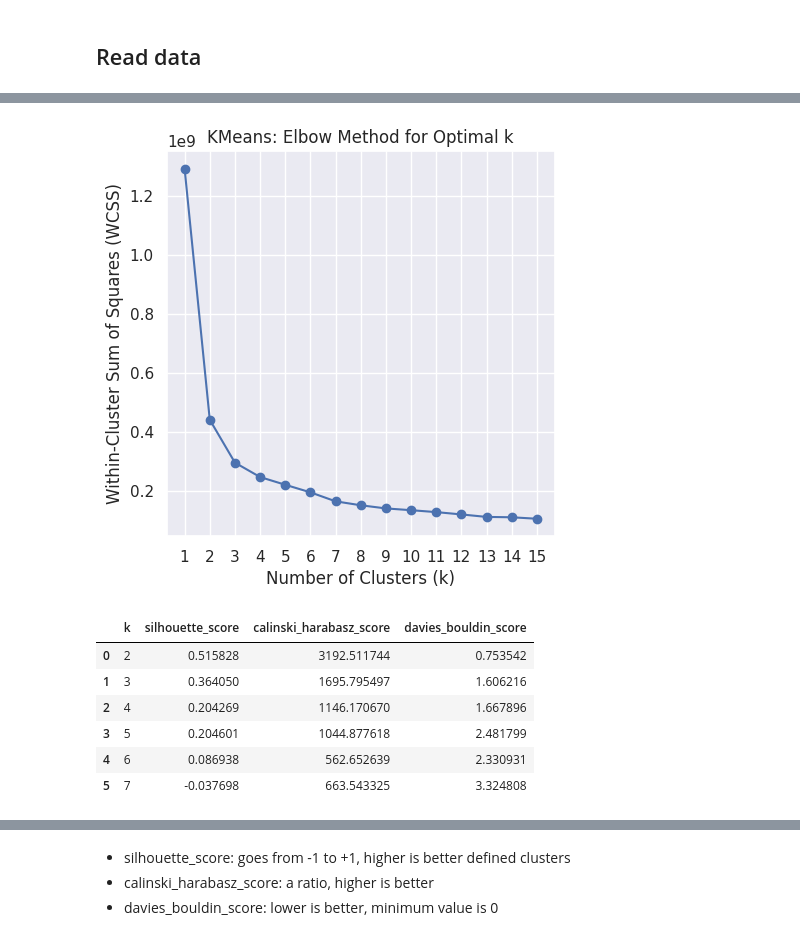
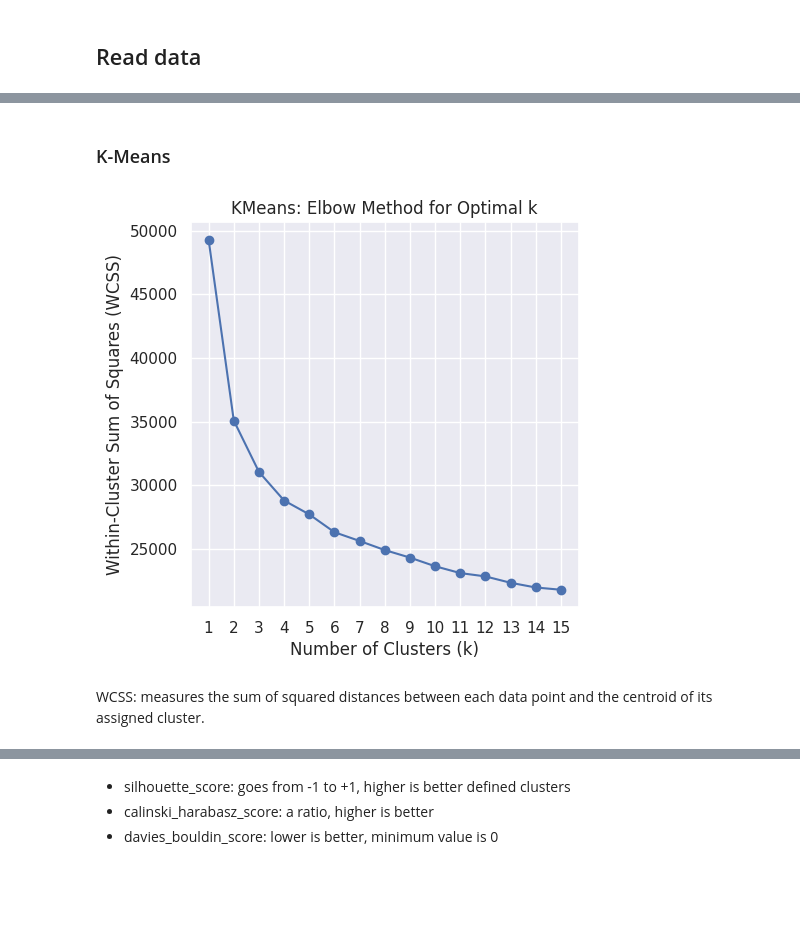
Before and after one commit to avila/ClearCutCostumerClustering, a Jupyter notebook: code/mra/02_clust_first_look.ipynb, the cells around one changed output, grey strips where cells are left out. Drawn from its saved outputs; the diff is of its cells as text; code cells hidden in the pictures; blank space fills up the shorter version.

```diff
--- a/code/mra/02_clust_first_look.ipynb
+++ b/code/mra/02_clust_first_look.ipynb
@@ -46,5 +85,7 @@ df_full_dummies.drop(columns=[
 # %%
 # dropping some columns for "more targeted model"
-# drop_cols = df_full_dummies.filter(regex=r"^educ*|home|^mari|dt_customer|year_birth|error").columns
-# print(drop_cols)
-# df_full_dummies.drop(columns=drop_cols, inplace=True)
+regex_drop = r"error"
+drop_cols = df_sel_dummies.filter(regex=regex_drop).columns
+
+print(drop_cols)
+df_sel_dummies.drop(columns=drop_cols, inplace=True)
@@ -164,0 +125,5 @@ plt.show()
+# %%
+from sklearn.preprocessing import StandardScaler
+df_scaled = StandardScaler().fit_transform(df_sel_dummies)
+df_scaled = pd.DataFrame(df_scaled, columns = df_sel_dummies.columns)
+df_scaled.head(6)
@@ -165,23 +138,25 @@ plt.show()
+# %% [markdown]
+### K-Means
 # %%
 from sklearn.cluster import KMeans
 
 # Calculate WCSS for a range of cluster numbers
 wcss = []
 k_values = range(1, 15+1)
 
 for k in k_values:
     kmeans = KMeans(n_clusters=k, random_state=42, init="k-means++", max_iter=1000)
-    kmeans.fit(df_full_dummies)
+    kmeans.fit(df_scaled)
     wcss.append(kmeans.inertia_)
 
 # Plotting the Elbow Method graph
 plt.figure(figsize=(5, 5))
 plt.plot(k_values, wcss, marker='o', linestyle='-', color='b')
 plt.title("KMeans: Elbow Method for Optimal k")
 plt.xlabel("Number of Clusters (k)")
 plt.ylabel("Within-Cluster Sum of Squares (WCSS)")
 plt.xticks(k_values)
 plt.grid(True)
 plt.show()
 # %% [output]
-[figure, old version]
+[figure, new version]
@@ -240,10 +163,2 @@ final_stats = pd.concat(results, ignore_index=True)
-# %%
-final_stats[["k", "silhouette_score", "calinski_harabasz_score", "davies_bouldin_score"]]
-# %% [output]
-|  | k | silhouette_score | calinski_harabasz_score | davies_bouldin_score |
-| 0 | 2 | 0.515828 | 3192.511744 | 0.753542 |
-| 1 | 3 | 0.364050 | 1695.795497 | 1.606216 |
-| 2 | 4 | 0.204269 | 1146.170670 | 1.667896 |
-| 3 | 5 | 0.204601 | 1044.877618 | 2.481799 |
-| 4 | 6 | 0.086938 | 562.652639 | 2.330931 |
-| 5 | 7 | -0.037698 | 663.543325 | 3.324808 |
+# %% [markdown]
+WCSS: measures the sum of squared distances between each data point and the centroid of its assigned cluster.
```
Also changed, not shown: parts of 81 cells of this notebook, 1 other file.
